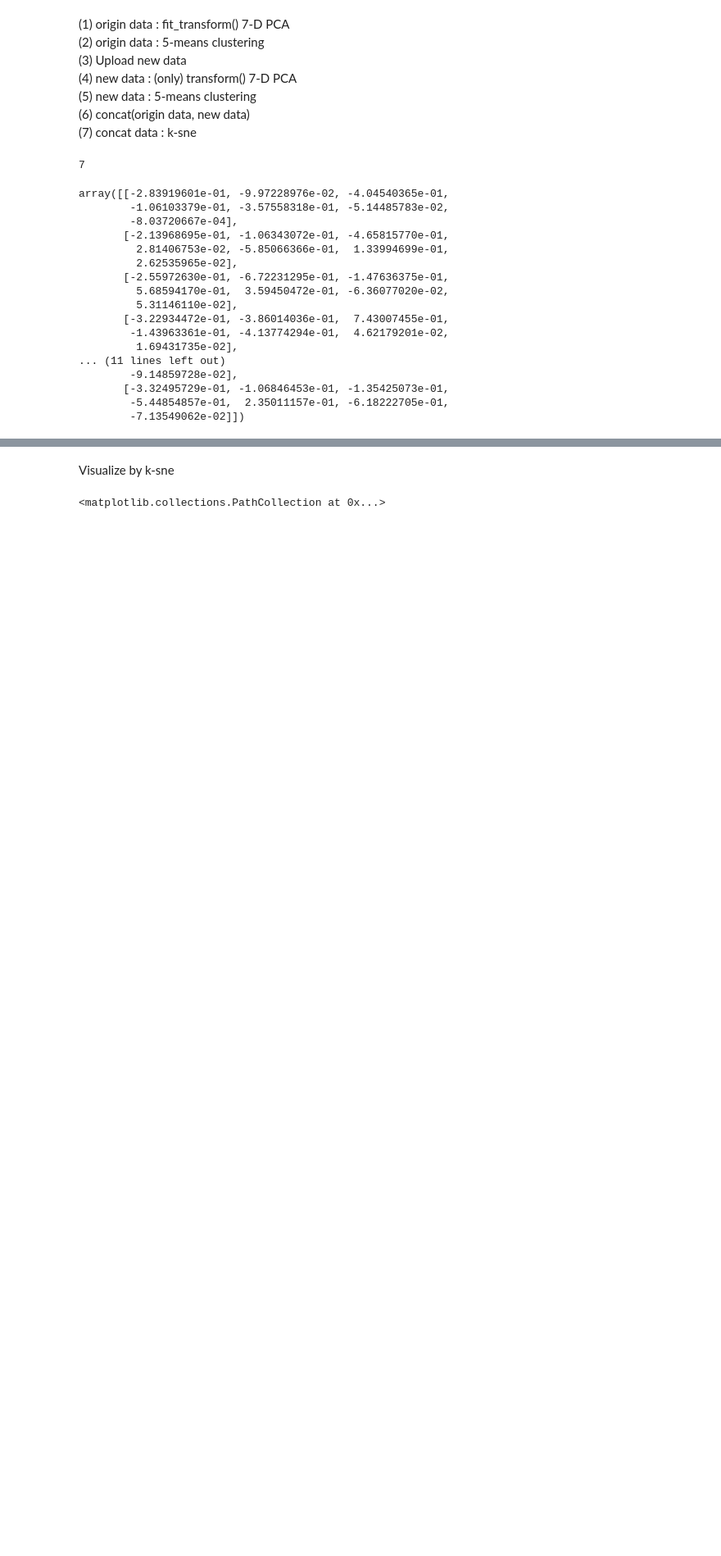
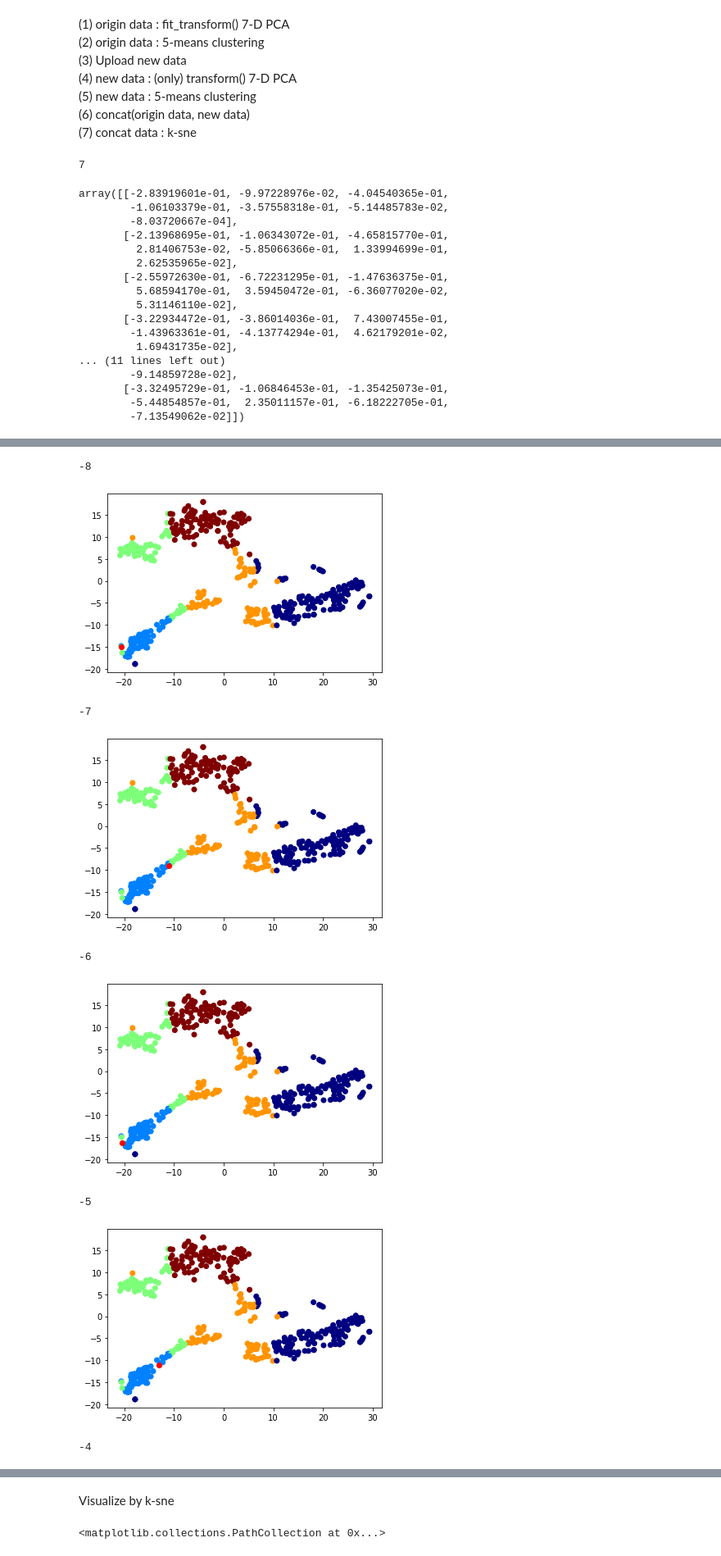
Before and after one commit to P-uyoung/X-Corps_Soil-detection, a Jupyter notebook: kmeans.ipynb, the cells around one changed output, grey strips where cells are left out. Shown at 82% size. Drawn from its saved outputs; the diff is of its cells as text; code cells hidden in the pictures; blank space fills up the shorter version.

```diff
--- a/kmeans.ipynb
+++ b/kmeans.ipynb
@@ -283,0 +322,17 @@ y_pred_7d = kmeans_7d.fit_predict(X_pca_7d)
+# %%
+# no PCA
+for i in range(-8,0,1):
+    print(i)
+    plt.scatter(X_tsne[:,0], X_tsne[:,1], c=y_concat, cmap="jet")
+    plt.scatter(X_tsne[i,0], X_tsne[i,1], c="red", cmap="jet")
+    plt.show()
+# %% [output]
+-8
+[figure, added]
+-7
+[figure, added]
+-6
+[figure, added]
+-5
+[figure, added]
+-4
```
Also changed, not shown: parts of 10 cells of this notebook, 2 other files.
